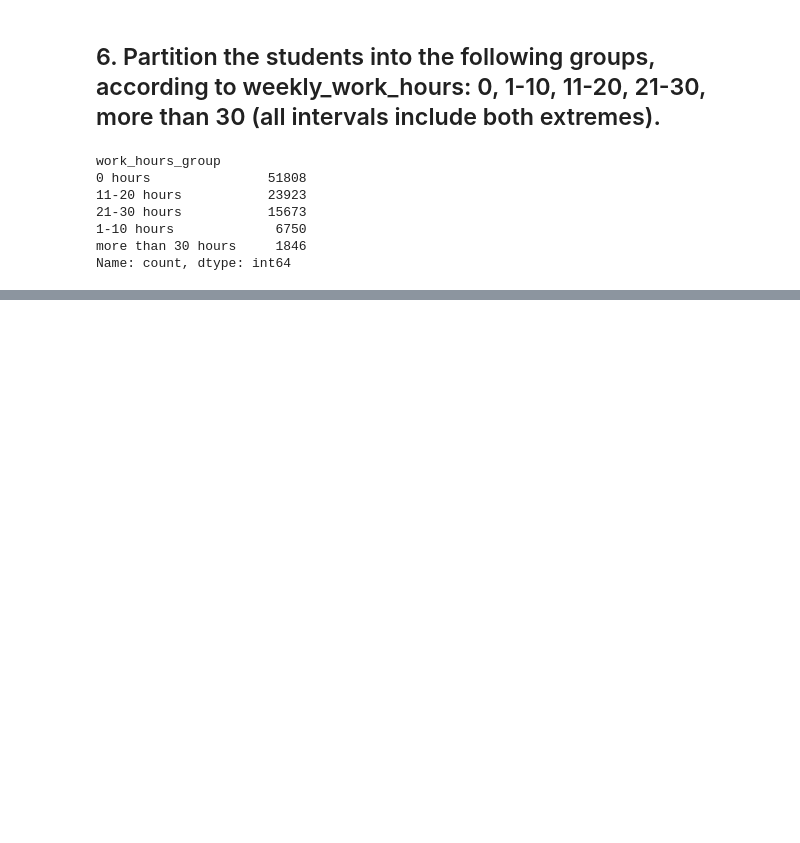
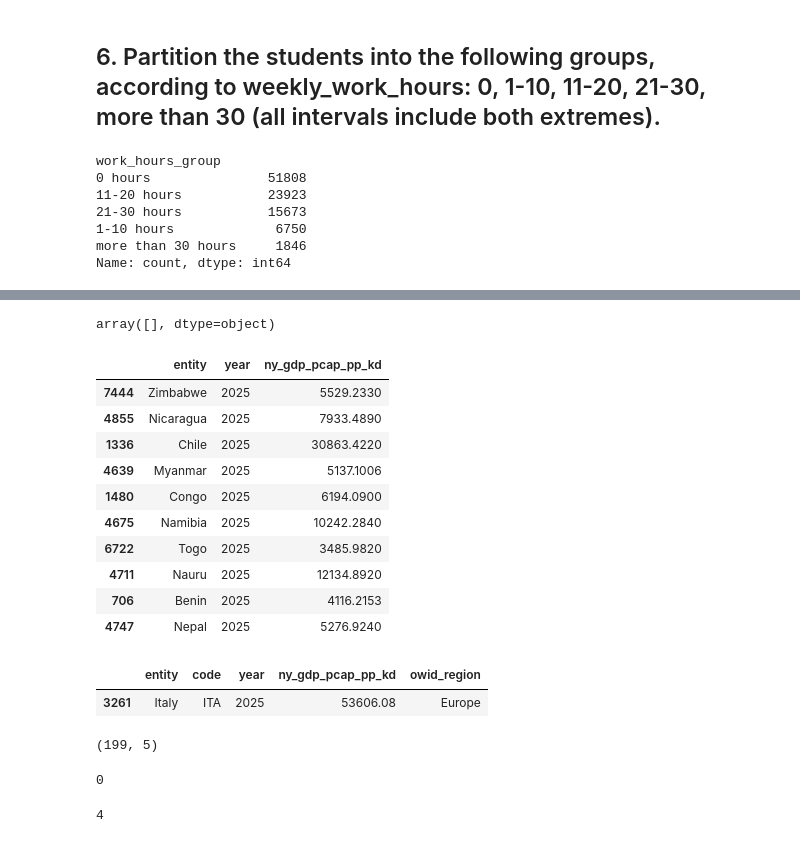
Before and after one commit to Sepi-X/student-dropout-risk-analysis, a Jupyter notebook: CS-project.ipynb, the cells around one changed output, grey strips where cells are left out. Cells and saved outputs as stored; diff of their text form; code cells hidden in the pictures; blank space fills up the shorter version.

Commit message:
Tasks 7-8: risk score and GDP cleaning

```diff
--- a/CS-project.ipynb
+++ b/CS-project.ipynb
@@ -188,0 +331,57 @@ Name: count, dtype: int64
+# %%
+aggregates = [
+    'World',
+    'High-income countries',
+    'Low-income countries',
+    'Lower-middle-income countries',
+    'Upper-middle-income countries',
+    'European Union (27)',
+    'East Asia and Pacific (WB)',
+    'Europe and Central Asia (WB)',
+    'Latin America and Caribbean (WB)',
+    'Middle East, North Africa, Afghanistan and Pakistan (WB)',
+    'North America (WB)',
+    'South Asia (WB)',
+    'Sub-Saharan Africa (WB)'
+]
+
+gdp_clean = gdp[~gdp['entity'].isin(aggregates)]
+# %%
+gdp_clean.loc[gdp_clean['owid_region'].isna(), 'entity'].unique()
+# %% [output]
+array([], dtype=object)
+# %%
+gdp_latest = (
+    gdp_clean.sort_values('year', ascending=False)
+             .drop_duplicates(subset='entity', keep='first')
+)
+gdp_latest[['entity', 'year', 'ny_gdp_pcap_pp_kd']].head(10)
+# %% [output]
+|  | entity | year | ny_gdp_pcap_pp_kd |
+| 7444 | Zimbabwe | 2025 | 5529.2330 |
+| 4855 | Nicaragua | 2025 | 7933.4890 |
+| 1336 | Chile | 2025 | 30863.4220 |
+| 4639 | Myanmar | 2025 | 5137.1006 |
+| 1480 | Congo | 2025 | 6194.0900 |
+| 4675 | Namibia | 2025 | 10242.2840 |
+| 6722 | Togo | 2025 | 3485.9820 |
+| 4711 | Nauru | 2025 | 12134.8920 |
+| 706 | Benin | 2025 | 4116.2153 |
+| 4747 | Nepal | 2025 | 5276.9240 |
+# %%
+gdp[gdp['entity'] == 'Italy']
+# %% [output]
+|  | entity | code | year | ny_gdp_pcap_pp_kd | owid_region |
+| 3261 | Italy | ITA | 2025 | 53606.08 | Europe |
+# %%
+gdp_latest.shape
+# %% [output]
+(199, 5)
+# %%
+gdp_latest['entity'].duplicated().sum()
+# %% [output]
+0
+# %%
+gdp_latest['year'].nunique()  #4 the latest year is not the same for all countries: 4 different years
+# %% [output]
+4
```
Also changed, not shown: parts of 13 cells of this notebook.
